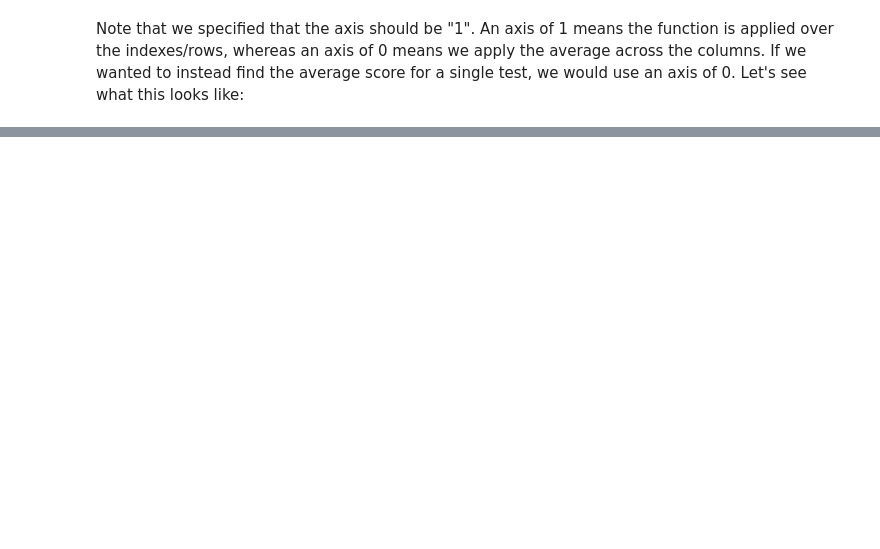
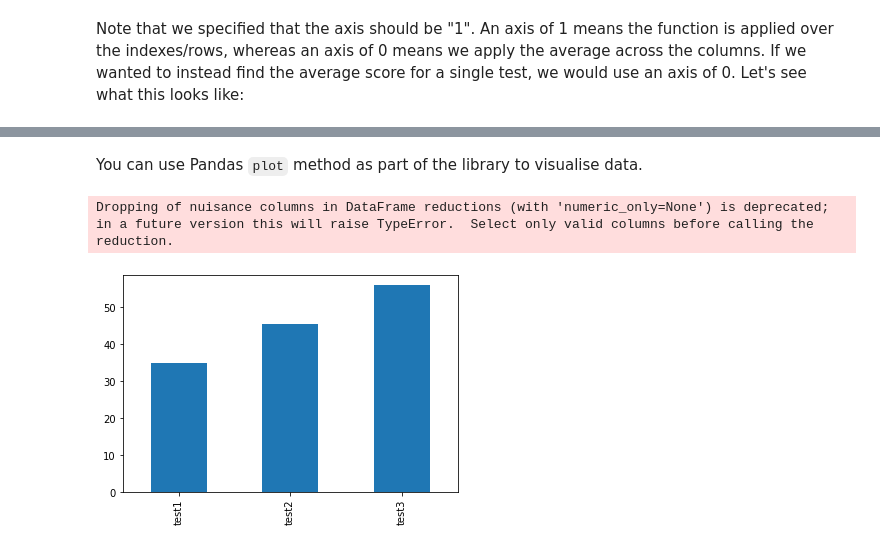
Before and after one commit to UWA-Robotics-Club/workshops, a Jupyter notebook: URC_EWB_PythonWorkshop/URC_x_EWB_Python_Workshop.ipynb, the cells around one changed output, grey strips where cells are left out. Cells and saved outputs as stored; diff of their text form; code cells hidden in the pictures; blank space fills up the shorter version.

Commit message:
Finalisation of the workshop (#2)
* checkpoint stuff

* readme file

* modify from google collab

* more changes

* more basic changes

* removal of answers in template

```diff
--- a/URC_EWB_PythonWorkshop/URC_x_EWB_Python_Workshop.ipynb
+++ b/URC_EWB_PythonWorkshop/URC_x_EWB_Python_Workshop.ipynb
@@ -318,6 +492,5 @@ Speaking of Excel, we can also import Excel spreadsheets and put them into dataf
 # %%
-df = pd.read_csv('test_data.csv')
-
+df = pd.read_csv('https://raw.githubusercontent.com/UWA-Robotics-Club/workshops/main/URC_EWB_PythonWorkshop/test_data.csv')
 df
 # %% [output]
 |  | students | test1 | test2 | test3 |
@@ -330,4 +500,0 @@ Let's index using the column of names instead:
-# %%
-df.set_index('students', inplace=True)
-
-df
@@ -342,7 +504 @@ df
 Let's saw we want to add a new column to calculate the averages for each row. This will give us the average score for each student across all tests. This can be done like so:
-# %%
-averagesList = df.mean(axis=1)
-
-df["averages"] = averagesList
-
-df
@@ -357,7 +518,5 @@ df
 Note that we specified that the axis should be "1". An axis of 1 means the function is applied over the indexes/rows, whereas an axis of 0 means we apply the average across the columns. If we wanted to instead find the average score for a single test, we would use an axis of 0. Let's see what this looks like:
 # %%
 test_avgs = df.mean(axis=0)
-test_avgs.index = df.columns
-
 test_avgs
 # %% [output]
@@ -371,2 +555,17 @@ Name: test_avgs, dtype: float64
+# %% [markdown]
+You can use Pandas `plot` method as part of the library to visualise data.
+# %%
+# Just a short preview of matplotlib
+import matplotlib.pyplot as plt
+import pandas as pd
+pd.options.plotting.backend = "matplotlib" # binds matplotlib as the default plotting for pandas
+
+df = pd.read_csv('https://raw.githubusercontent.com/UWA-Robotics-Club/workshops/main/URC_EWB_PythonWorkshop/test_data.csv')
+df["averages"] = df.mean(axis=1)
+test_avgs.plot(kind="bar")
+plt.show()
+# %% [output]
+Dropping of nuisance columns in DataFrame reductions (with 'numeric_only=None') is deprecated; in a future version this will raise TypeError.  Select only valid columns before calling the reduction.
+[figure, added]
 # %%
 import pandas as pd
```
Also changed, not shown: parts of 75 cells of this notebook, 1 other file.
